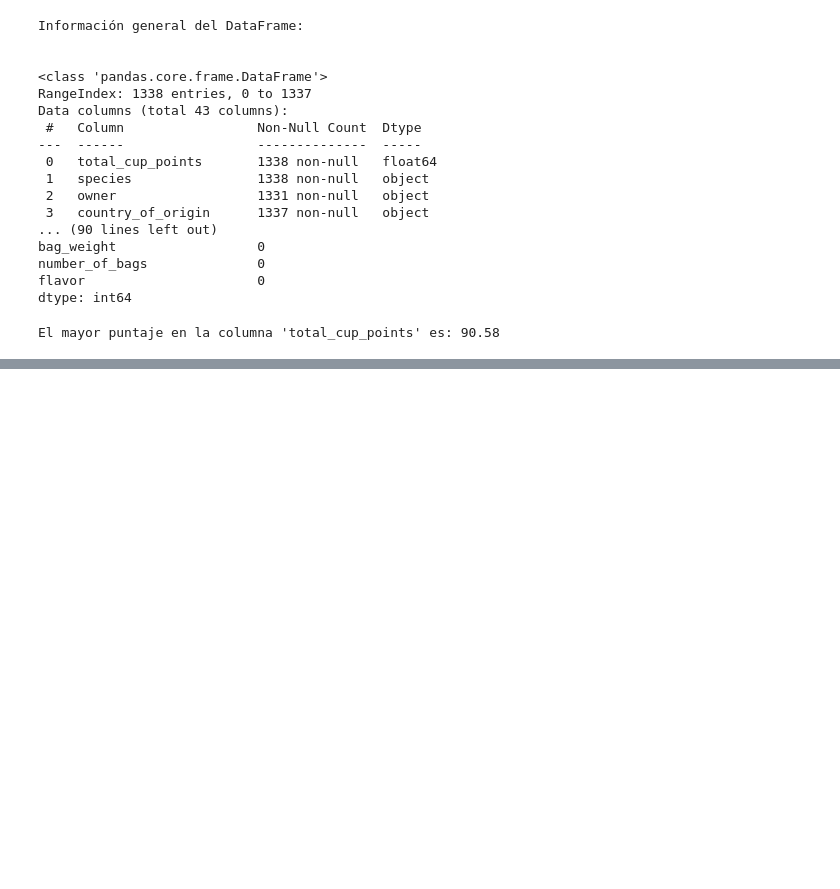
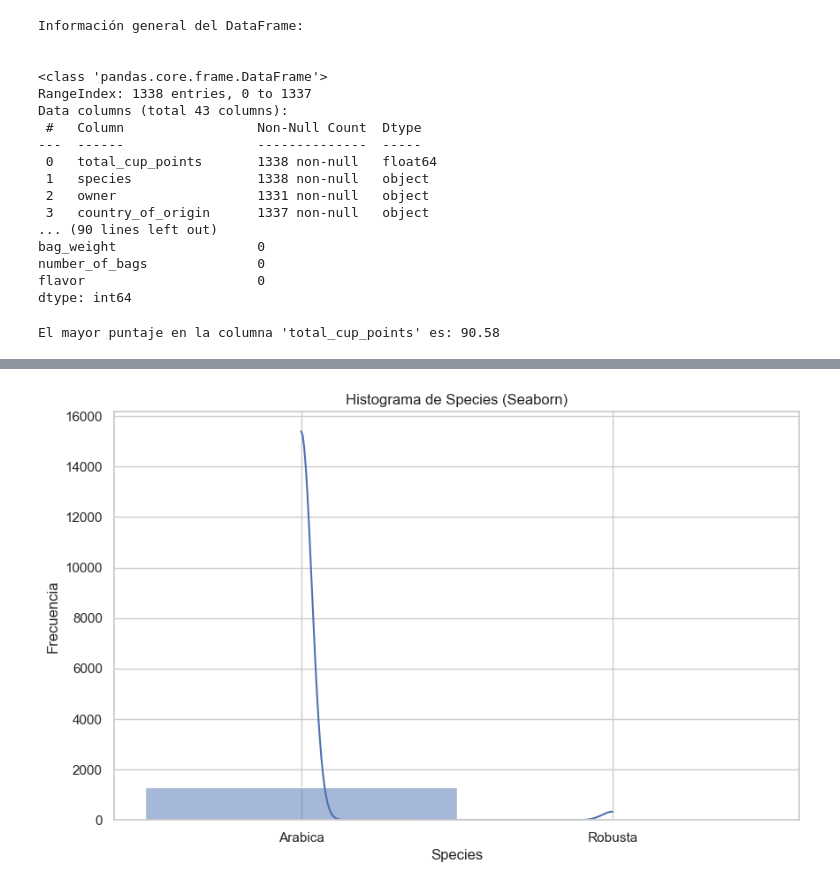
Before and after one commit to alan19720/actividad1, a Jupyter notebook: actividad1.ipynb, the cells around one changed output, grey strips where cells are left out. Saved outputs shown, nothing was run; the diff lists cells and outputs as text; code cells hidden in the pictures; blank space fills up the shorter version.

```diff
--- a/actividad1.ipynb
+++ b/actividad1.ipynb
@@ -77,0 +93,13 @@ El mayor puntaje en la columna 'total_cup_points' es: 90.58
+# %%
+# Creamos un histograma utilizando Seaborn
+sns.set(style="whitegrid")
+plt.figure(figsize=(10, 6))
+sns.histplot(data=df, x='species', bins=10, kde=True)
+plt.title('Histograma de Species (Seaborn)')
+plt.xlabel('Species')
+plt.ylabel('Frecuencia')
+
+# visualizamos la grafica
+plt.show()
+# %% [output]
+[figure, added]
```
Also changed, not shown: parts of 3 cells of this notebook.
